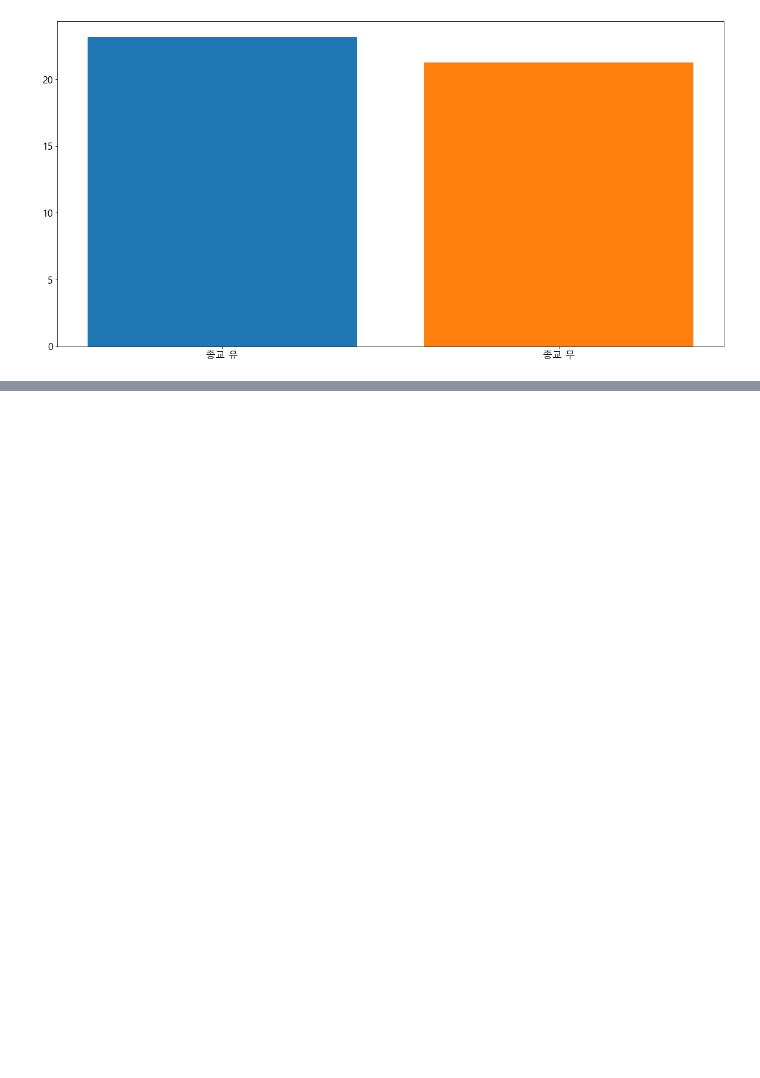
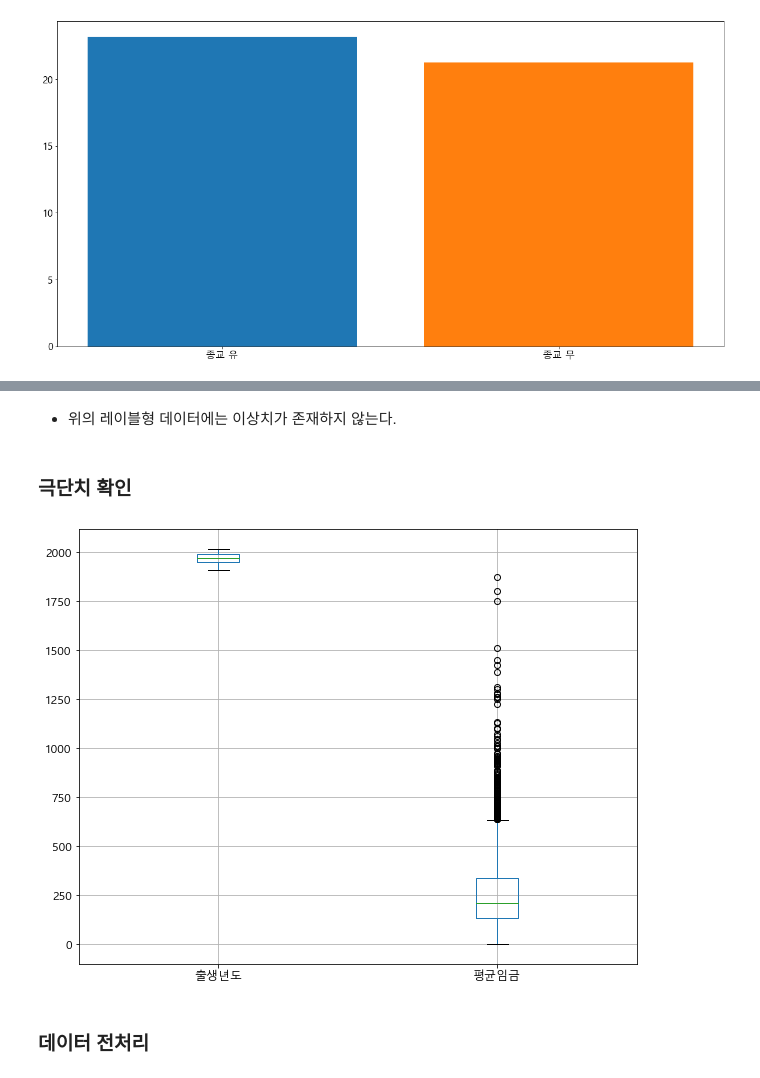
Before and after one commit to dch9610/Deep_Analysis, a Jupyter notebook: 1주차 과제/한국복지패널_데이터분석(21.02.02).ipynb, the cells around one changed output, grey strips where cells are left out. Cells and saved outputs as stored; diff of their text form; code cells hidden in the pictures; blank space fills up the shorter version.

```diff
--- a/1주차 과제/한국복지패널_데이터분석(21.02.02).ipynb
+++ b/1주차 과제/한국복지패널_데이터분석(21.02.02).ipynb
@@ -62,8 +62,8 @@ from xgboost import XGBRFRegressor
 # 그래프 설정
 plt.rcParams['font.family'] = 'Malgun Gothic'   # 윈도우용
 # plt.rcParams['font.family'] = 'AppleGothic'   # 맥용
-plt.rcParams['font.size'] = 16                  # 폰트 크기
-plt.rcParams['figure.figsize'] = 20,10          # 그래프 크기
+plt.rcParams['font.size'] = 12                  # 폰트 크기
+plt.rcParams['figure.figsize'] = 10,8          # 그래프 크기
 plt.rcParams['axes.unicode_minus'] = False     # - 기호 깨짐 방지
 
 
@@ -91,0 +75,5 @@ df
+# %%
+# sheet_name : 생략하면 첫번째 시트가 지정, 시트의 이름이나 0부터 시작하는
+# 인덱스를 셋팅해 시트를 선택할 수 있다.
+df = pd.read_excel('../dataset/dataset2017.xlsx', sheet_name='Sheet1')
+df
@@ -217,0 +224,6 @@ plt.show()
+# %%
+columns_list = ['h12_g3','h12_g4','h12_g10','h12_g11','h12_eco9','p1202_8aq1','h12_reg7']
+df_all = df[columns_list]
+a1 = ['성별','출생년도','혼인상태','종교유무','직종','평균임금','지역']
+df_all.columns=a1
+df_all.head()
@@ -217,0 +345,11 @@ plt.show()
+# %% [markdown]
+- 위의 레이블형 데이터에는 이상치가 존재하지 않는다.
+# %% [markdown]
+### 극단치 확인
+# %%
+df_all[['출생년도','평균임금']].boxplot()
+plt.show()
+# %% [output]
+[figure, added]
+# %% [markdown]
+### 데이터 전처리
```
Also changed, not shown: parts of 60 cells of this notebook.
